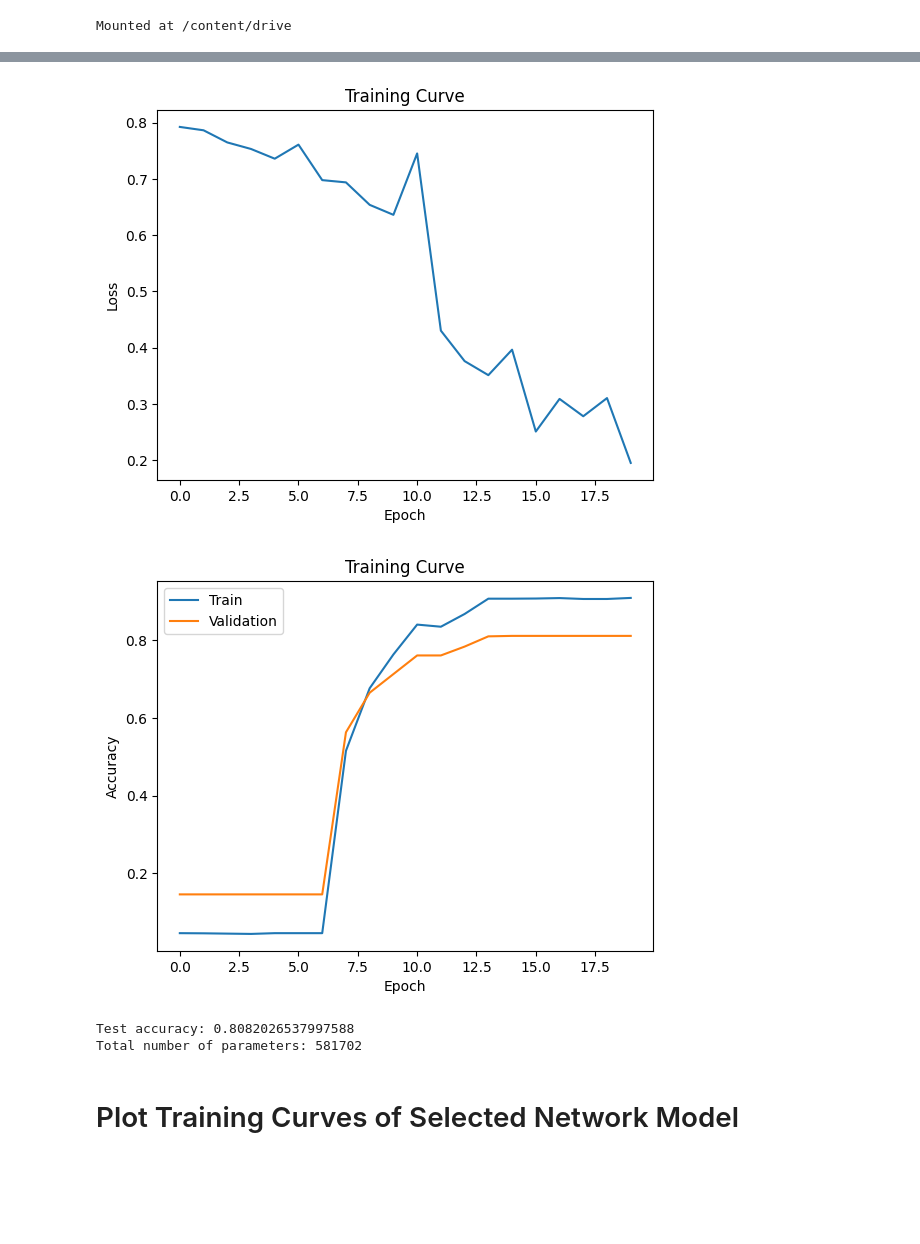
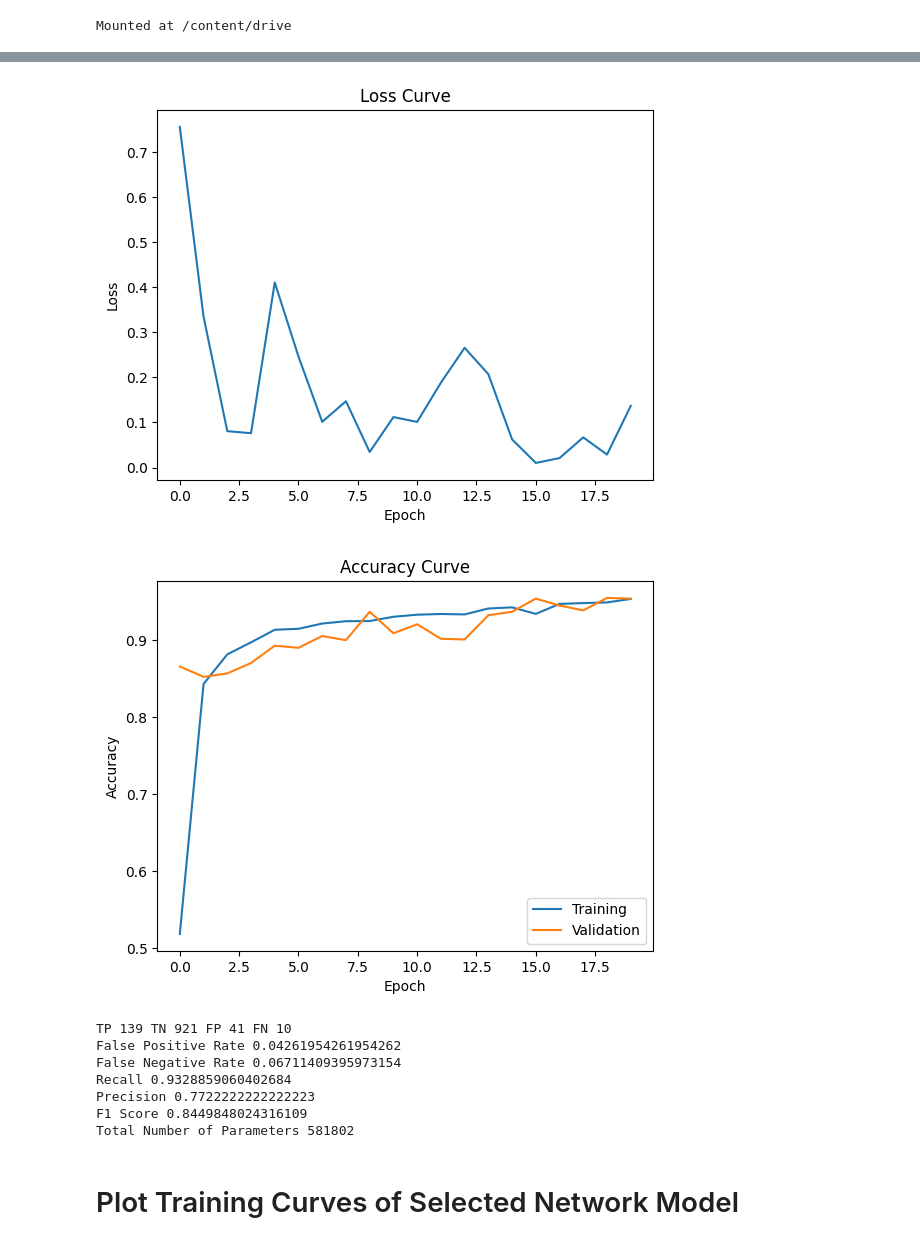
Before and after one commit to Niazitahir/SMS_Spam_Detection_APS360, a Jupyter notebook: primary_model.ipynb, the cells around one changed output, grey strips where cells are left out. Saved outputs shown, nothing was run; the diff lists cells and outputs as text; code cells hidden in the pictures; blank space fills up the shorter version.

```diff
--- a/primary_model.ipynb
+++ b/primary_model.ipynb
@@ -83,23 +259,23 @@ class Batcher:
 
             self.sentences_by_length[len].append((sentence, label))
 
-        self.loaders = {len : torch.utils.data.DataLoader(
-                            sentences,
-                            batch_size=batch_size,
-                            shuffle=True,
-                            drop_last=drop_last)
-                        for len, sentences in self.sentences_by_length.items()}
+        self.loaders = {len: torch.utils.data.DataLoader(
+                sentences,
+                batch_size=batch_size,
+                shuffle=True,
+                drop_last=drop_last)
+            for len, sentences in self.sentences_by_length.items()}
 
 
     def __iter__(self):
         iters = [iter(loader) for loader in self.loaders.values()]
         while iters:
-            im = random.choice(iters)
+            it = random.choice(iters)
             try:
-                yield next(im)
+                yield next(it)
 
             except StopIteration:
-                iters.remove(im)
+                iters.remove(it)
 # %% [markdown]
 # Evaluate Model Accuracy on Selected Data
 # %%
@@ -187,34 +394,35 @@ drive.mount('/content/drive')
 # %% [output]
 Mounted at /content/drive
 # %%
-# import torch.nn.functional as F
+import torchtext
+
+
+!nvidia-smi
 
 random.seed(69)
 torch.manual_seed(420)
 
-!nvidia-smi
+glove = torchtext.vocab.GloVe(name='6B', dim=50, max_vectors=10000)
 
-glove = torchtext.vocab.GloVe(name="6B", dim=50, max_vectors=10000)
-
-model = LSTMNet(50, 50, 2, glove, num_layers=4)
+model = LSTMNet_2(50, 50, 2, glove, num_layers=4)
 if torch.cuda.is_available():
     model.cuda()
-    print("CUDA is available! Training on GPU...")
+    print('CUDA is available! Training on GPU...')
 else:
-    print("CUDA is not available. Training on CPU...")
+    print('CUDA is not available. Training on CPU...')
 
-train, valid, test = get_sentences()
+train, valid, test = get_sentences_2(glove)
 
-train_loader = Batcher(train, batch_size=64, drop_last=True)
+train_loader = Batcher(train, batch_size=32, drop_last=False)
 valid_loader = Batcher(valid, batch_size=64, drop_last=False)
 test_loader = Batcher(test, batch_size=64, drop_last=False)
 
-train_network(model, train_loader, valid_loader, num_epochs=20, learning_rate=2e-5)
+train_network(model, train_loader, valid_loader, num_epochs=20, learning_rate=1e-4)
 
-print("Test accuracy:", get_accuracy(model, test_loader))
+get_scores(model, valid_loader)
 
 size = 0
 for param in model.parameters():
     size += torch.numel(param)
-print("Total number of parameters:", size)
+print('Total Number of Parameters', size)
 # %% [output]
@@ -256,7 +446,12 @@ Epoch 19; Loss 0.194913; Train Acc 0.909375; Valid Acc 0.811525
-[figure, old version]
+[figure, new version]
-[figure, old version]
+[figure, new version]
-Test accuracy: 0.8082026537997588
-Total number of parameters: 581702
+TP 139 TN 921 FP 41 FN 10
+False Positive Rate 0.04261954261954262
+False Negative Rate 0.06711409395973154
+Recall 0.9328859060402684
+Precision 0.7722222222222223
+F1 Score 0.8449848024316109
+Total Number of Parameters 581802
 # %% [markdown]
 # Plot Training Curves of Selected Network Model
 # %%
```
Also changed, not shown: parts of 17 cells of this notebook.
